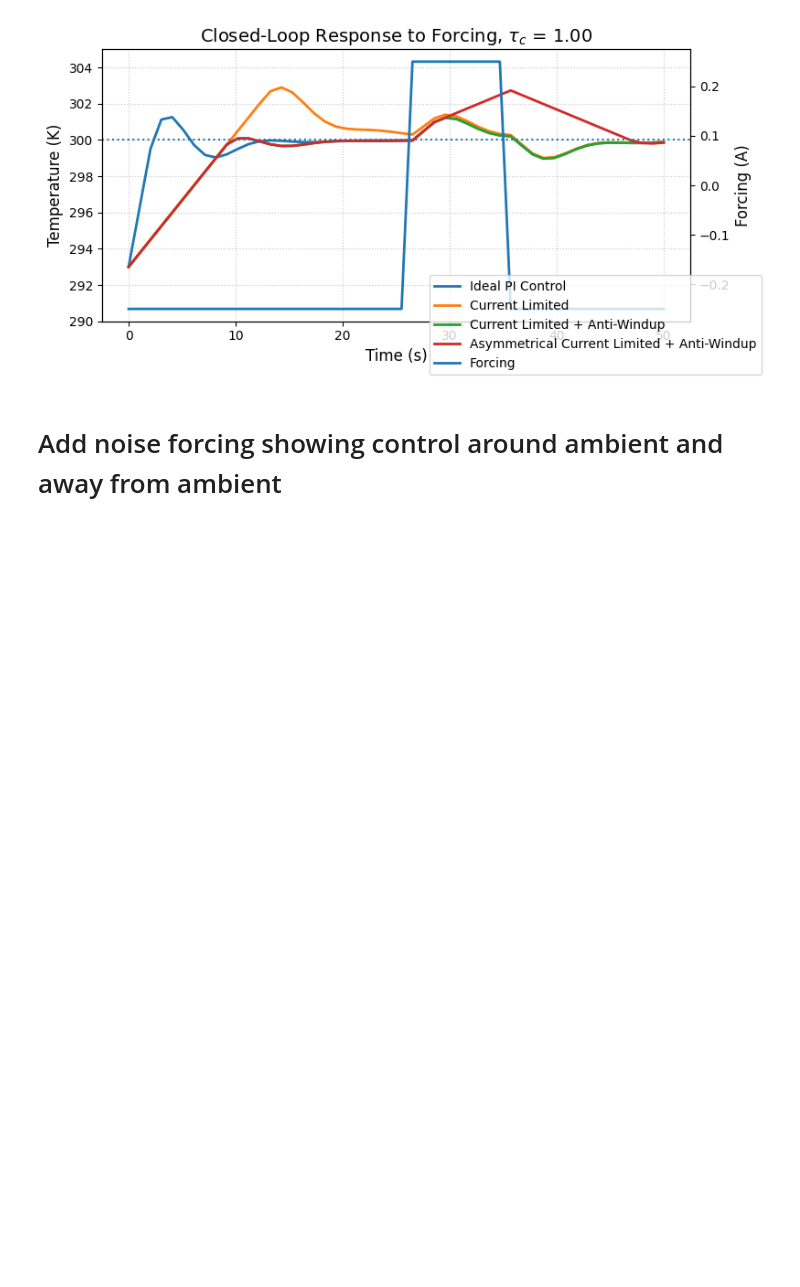
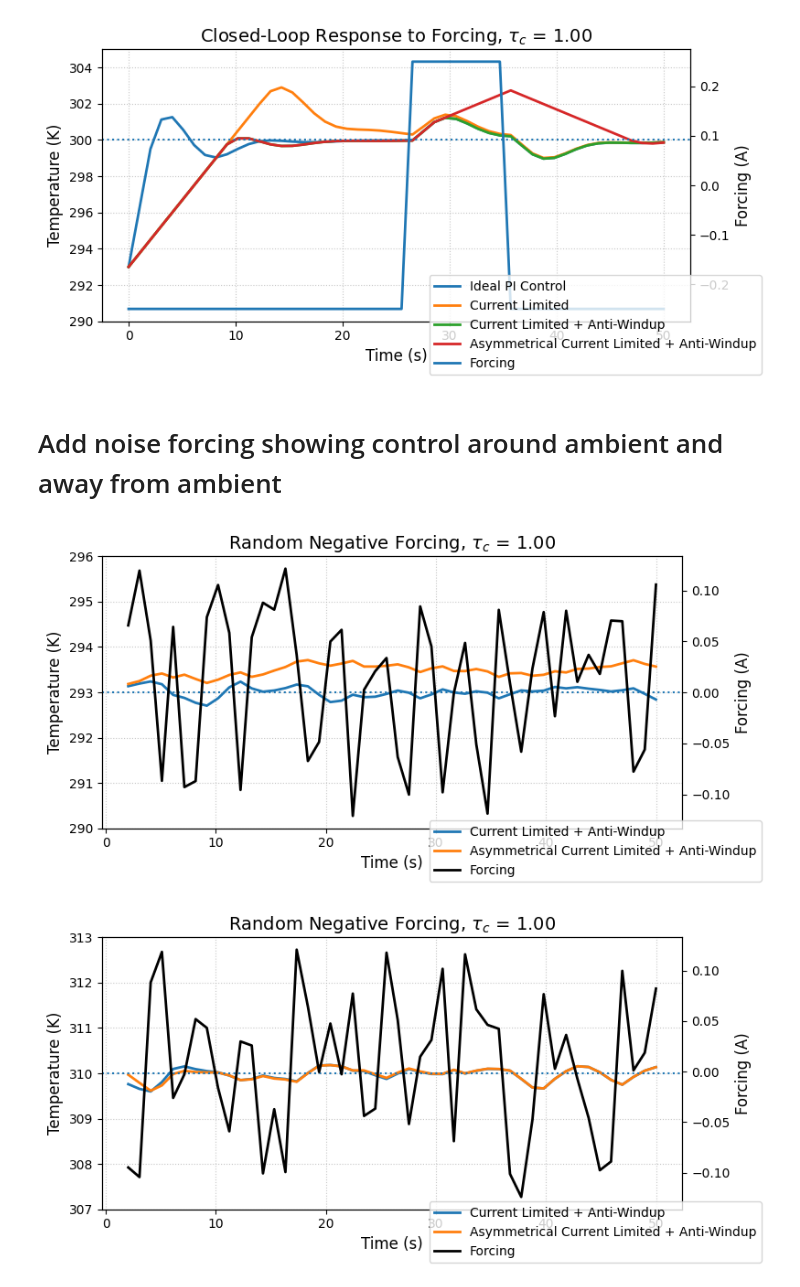
Before and after one commit to snhobbs/tec-pid-tuning, a Jupyter notebook: PITuningNotebook.ipynb, the cells around one changed output. Drawn from its saved outputs; the diff is of its cells as text; code cells hidden in the pictures; blank space fills up the shorter version.

```diff
--- a/PITuningNotebook.ipynb
+++ b/PITuningNotebook.ipynb
@@ -276,6 +276,62 @@ plt.show()
 [figure]
 # %% [markdown]
 # Add noise forcing showing control around ambient and away from ambient
+# %%
+def simulate_filters(plant, tc=1, set_point=300, ilim=(-1,1), reset=False):
+    method = "simc"
+    kp, ki = calculate_pi_coefficients(p.delay, p.gain, update_frequency=p.rate, method=method, tc=tc)
+    ki *= p.rate
+    sim_length = 50*p.delay*p.rate
+    time = np.linspace(0, sim_length/p.rate, sim_length)
+    filters = pd.DataFrame([
+        {"title": "Current Limited + Anti-Windup",
+         "filter": IIR_PI_Filter(kp=kp, ki=ki, sample_time=1/p.rate, set_point=set_point, ilim=ilim, antiwindup="conditional")},
+        {"title": "Asymmetrical Current Limited + Anti-Windup",
+         "filter": IIR_PI_Filter(kp=kp, ki=ki, sample_time=1/p.rate, set_point=set_point, ilim=(0,1), antiwindup="conditional")},
+    ])
+
+    calc_forcing = lambda x: (random.random()-0.5)/4
+    forcing = [calc_forcing(i) for i in range(sim_length)]
+
+    simulation_results = [
+        simulate_controlled_plant(
+            plant=p, filt=line["filter"], npoints=sim_length, forcing=forcing, reset=False) for _, line in filters.iterrows()]
+    sim_df = pd.DataFrame(simulation_results)
+    filters[sim_df.columns] = sim_df
+    return filters, forcing
+
+
+for set_point in [293, 310]:
+    ambient=293
+    heatleak = 0.005
+    tc = 1
+    p = DelayIntegratorPlantModel(delay=1, gain=1, ambient=ambient, temperature=set_point, heat_leak=heatleak)
+
+    filters, forcing = simulate_filters(tc=tc, plant=p, set_point=set_point, reset=False)
+    fig, ax = plt.subplots(figsize=(8, 4))
+    ax2 = ax.twinx()
+    ax2.plot(time[2:], forcing[2:], 'k', label="Forcing", linewidth=2)
+    ax2.set_ylabel("Forcing (A)", fontsize=12)
+
+    for _, line in filters.iterrows():
+        ax.plot(time[2:], line["temp"][2:], label=line["title"], linewidth=2)
+
+
+    # Title and axis labels
+    ax.set_title(f"Random Negative Forcing, $\\tau_c$ = {tc:.2f}", fontsize=14)
+    ax.set_xlabel("Time (s)", fontsize=12)
+    ax.set_ylabel("Temperature (K)", fontsize=12)
+    ax.set_ylim([set_point-3, set_point+3])
+    # Grid, legend, and layout
+    ax.grid(True, linestyle=':', alpha=0.7)
+    fig.legend(loc="lower right")
+    ax.axhline(set_point, linestyle=':', label="set point")
+    plt.tight_layout()
+    fig.savefig(output_directory / f"ideal-current-limit-windup-tauc{tc}-asymmetrical-forcing-{set_point}.svg")
+    plt.show()
+# %% [output]
+[figure, added]
+[figure, added]
 # %%
 def simulate_filters(plant, tc=1, set_point=300, ilim=(-1,1), reset=False):
     method = "simc"
```
Also changed, not shown: parts of 1 cell of this notebook, 10 other files.
